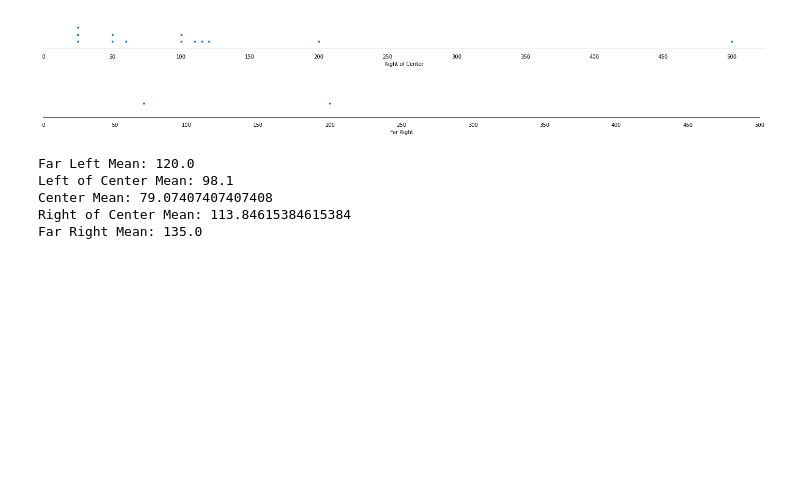
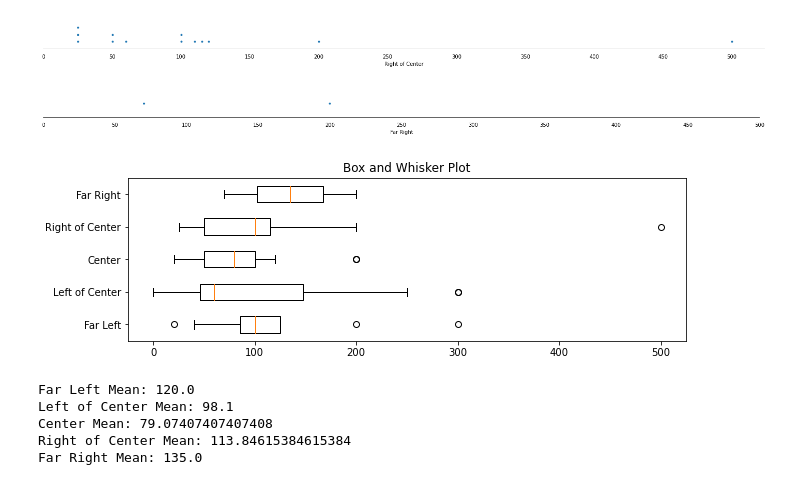
Before and after one commit to Veeeeeee7/AP-Stats, a Jupyter notebook: Quarter 1 Stats.ipynb, the cells around one changed output. Cells and saved outputs as stored; diff of their text form; code cells hidden in the pictures; blank space fills up the shorter version.

Commit message:
added box and whisker plot and fixed some stuff

```diff
--- a/Quarter 1 Stats.ipynb
+++ b/Quarter 1 Stats.ipynb
@@ -47,7 +47,7 @@ far_left = np.array([])
 for i in range(80):
     if (political_affiliation[i] == "far left"):
         far_left = np.append(far_left, int(haircut[i]))
-# far_left = far_left.astype('int32')
+far_left = far_left.astype('int32')
 left_of_center = np.array([])
 for i in range(80):
     if (political_affiliation[i] == "left of center"):
@@ -113,5 +113,13 @@ def dot_diagram(dataset, title):
     ax.set_xticks([0, 50, 100, 150, 200, 250, 300, 350, 400, 450, 500])
     ax.tick_params(axis='x', length=0, pad=10)
     ax.set_xlabel(title)
+
+def box_plot(dataset, title, labels):
+    fig = plt.figure(figsize =(10, 3))
+    ax = fig.add_subplot(111)
+    ax.boxplot(dataset, vert=0)
+    ax.set_yticklabels(labels)
+    plt.title(title)
+    plt.show()
 # %%
 dot_diagram(far_left, "Far Left")
@@ -125,6 +138,10 @@ dot_diagram(far_right, "Far Right")
 [figure]
 [figure]
 [figure]
+# %%
+box_plot([far_left, left_of_center, center, right_of_center, far_right], "Box and Whisker Plot", ["Far Left", "Left of Center", "Center", "Right of Center", "Far Right"])
+# %% [output]
+[figure, added]
 # %%
 print(f'{"Far Left Mean: "}{far_left.mean()}')
 print(f'{"Left of Center Mean: "}{left_of_center.mean()}')
```
Also changed, not shown: parts of 2 cells of this notebook.
